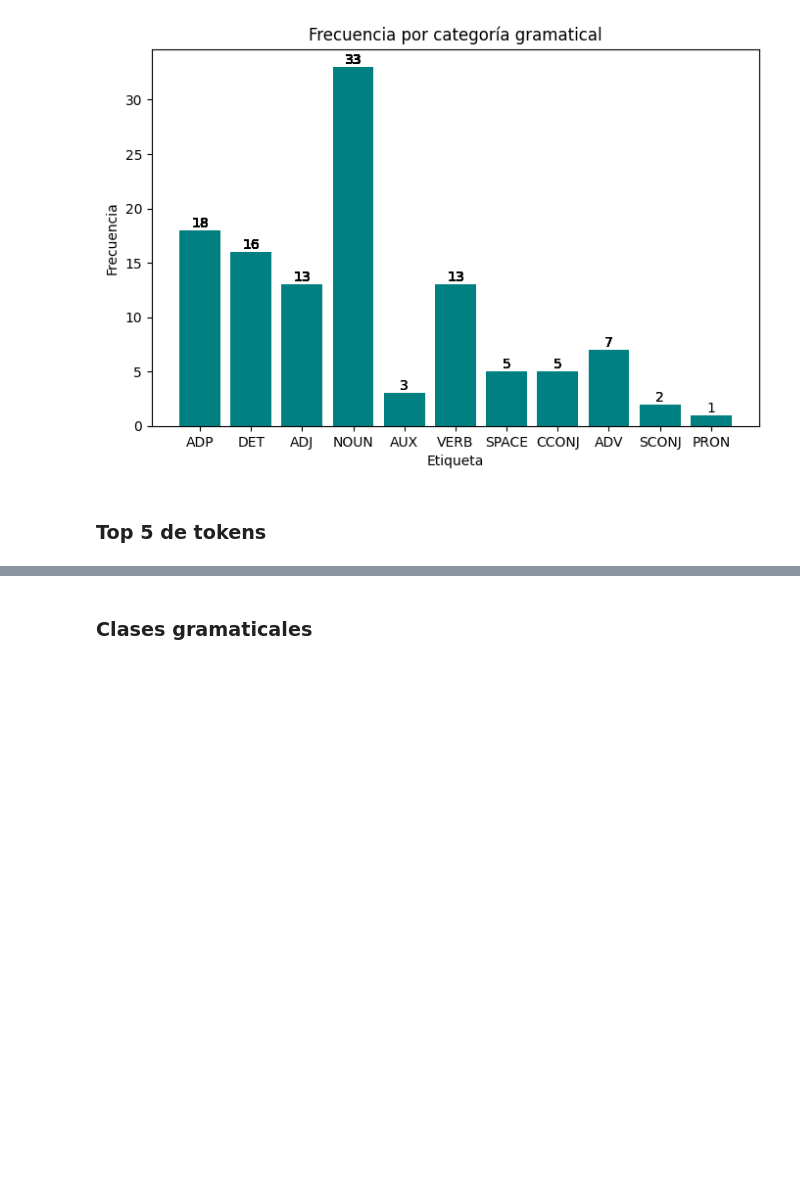
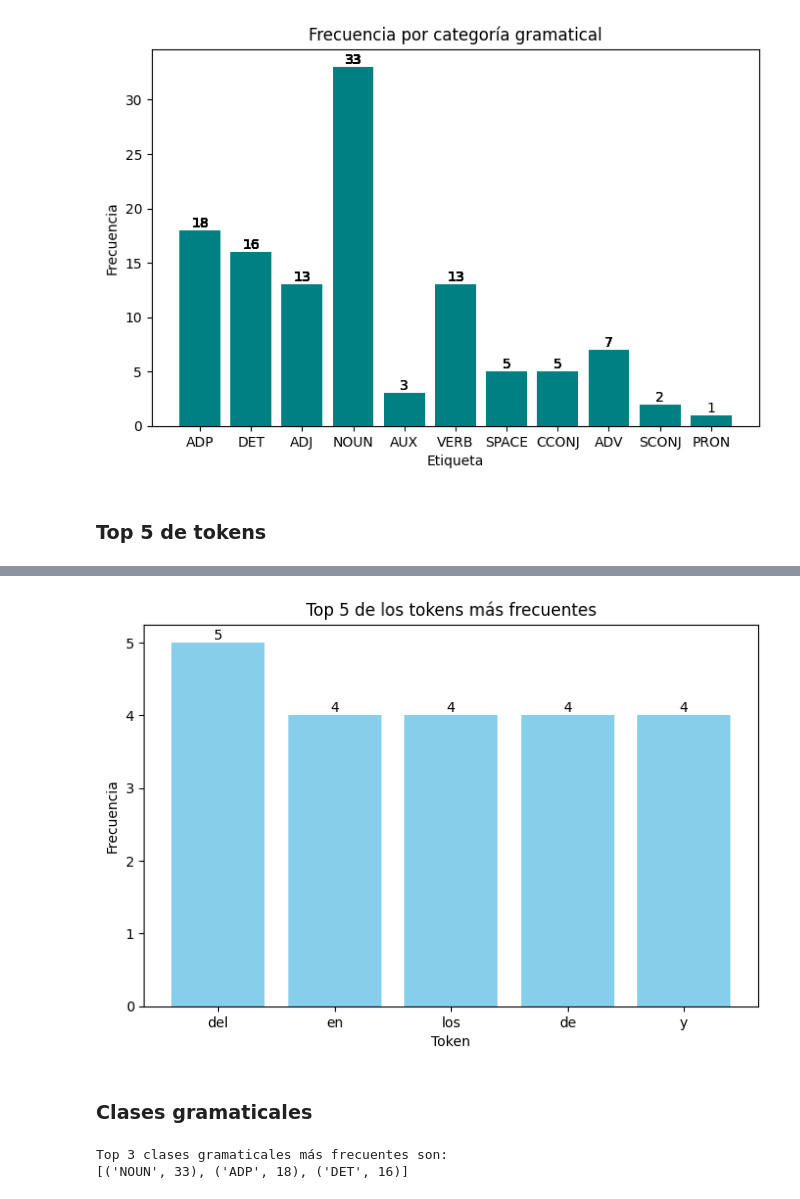
Before and after one commit to LailaBulh/Procesamiento_Lenguaje_Natural, a Jupyter notebook: Etiquetado_gramatical_LB.ipynb, the cells around one changed output, grey strips where cells are left out. Drawn from its saved outputs; the diff is of its cells as text; code cells hidden in the pictures; blank space fills up the shorter version.

```diff
--- a/Etiquetado_gramatical_LB.ipynb
+++ b/Etiquetado_gramatical_LB.ipynb
@@ -198,0 +200,11 @@ plt.show()
+# %%
+### Contar frecuencias de tokens
+conteo = Counter(tokens)
+
+top5 = conteo.most_common(5)
+
+### Convertir lista a dataframe
+top5_df = pd.DataFrame(top5, columns=['Token', 'Conteo'])
+
+print('Los 5 tokens más frecuentes son:')
+top5_df.head()
@@ -199,2 +219,32 @@ plt.show()
+# %%
+### Grafica de barras
+
+plt.figure(figsize=(8,5))
+bars = plt.bar(top5_df['Token'], top5_df['Conteo'], color=['skyblue'])
+plt.bar_label(bars)
+
+### plot
+plt.xlabel("Token")
+plt.ylabel("Frecuencia")
+plt.title('Top 5 de los tokens más frecuentes')
+plt.show()
+# %% [output]
+[figure, added]
 # %% [markdown]
 ### **Clases gramaticales**
+# %%
+### Extraer solo las etiquetas de tags[] utilizado en el paso 2
+clases = [tag[1] for tag in tags]
+
+### Contar frecuencia de cada etiqueta
+conteo = Counter(clases)
+#print(conteo)
+
+### Top 3 etiquetas más frecuentes
+top3 = conteo.most_common(3)
+
+print('Top 3 clases gramaticales más frecuentes son:')
+print(top3)
+# %% [output]
+Top 3 clases gramaticales más frecuentes son:
+[('NOUN', 33), ('ADP', 18), ('DET', 16)]
```
Also changed, not shown: parts of 5 cells of this notebook.
